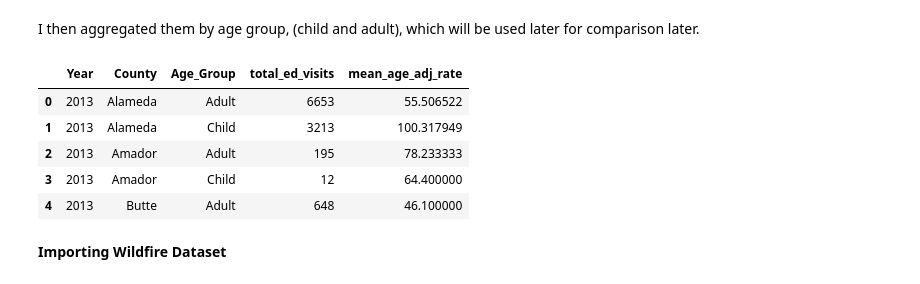
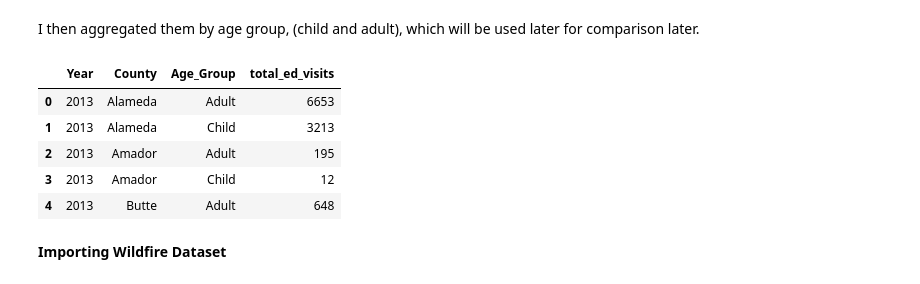
Before and after one commit to aileeny825/aileeny825.github.io, a Jupyter notebook: project3.ipynb, the cells around one changed output. Saved outputs shown, nothing was run; the diff lists cells and outputs as text; code cells hidden in the pictures.

```diff
--- a/project3.ipynb
+++ b/project3.ipynb
@@ -61,32 +66,31 @@ memory usage: 899.7+ KB
 # Rename Columns
 asthma = asthma.rename(columns={'Zip_Code':'Zip Code'})
 asthma = asthma.rename(columns={'Age_Adjusted_Rate_of_Asthma_ED_V': 'Age-adjusted Rate'})
-asthma = asthma.rename(columns={'Number_of_Asthma_ED_Visits': 'Number of ED visits'})
+asthma = asthma.rename(columns={'Number_of_Asthma_ED_Visits': 'total_ed_visits'})
 # %%
 asthma["County"] = asthma["County"].astype(str).str.strip()
 asthma = asthma.dropna(subset=["Year", "County", "Age_Group", "Age-adjusted Rate"]).copy()
 # %% [markdown]
 I then aggregated them by age group, (child and adult), which will be used later for comparison later.
 # %%
-# Aggregate ED visits for each county by age
-asthma_by_age = (
+# Aggregate ED visits for each county
+asthma_county = (
     asthma
     .groupby(["Year", "County", "Age_Group"])
     .agg(
-        total_ed_visits   = ("Number of ED visits", "sum"),
-        mean_age_adj_rate = ("Age-adjusted Rate", "mean"),
+        total_ed_visits=("total_ed_visits", "sum")
     )
     .reset_index()
 )
 
-asthma_by_age.head()
+asthma_county.head()
 # %% [output]
-|  | Year | County | Age_Group | total_ed_visits | mean_age_adj_rate |
-| 0 | 2013 | Alameda | Adult | 6653 | 55.506522 |
-| 1 | 2013 | Alameda | Child | 3213 | 100.317949 |
-| 2 | 2013 | Amador | Adult | 195 | 78.233333 |
-| 3 | 2013 | Amador | Child | 12 | 64.400000 |
-| 4 | 2013 | Butte | Adult | 648 | 46.100000 |
+|  | Year | County | Age_Group | total_ed_visits |
+| 0 | 2013 | Alameda | Adult | 6653 |
+| 1 | 2013 | Alameda | Child | 3213 |
+| 2 | 2013 | Amador | Adult | 195 |
+| 3 | 2013 | Amador | Child | 12 |
+| 4 | 2013 | Butte | Adult | 648 |
 # %% [markdown]
 **Importing Wildfire Dataset**
 # %%
```
Also changed, not shown: parts of 11 cells of this notebook.
